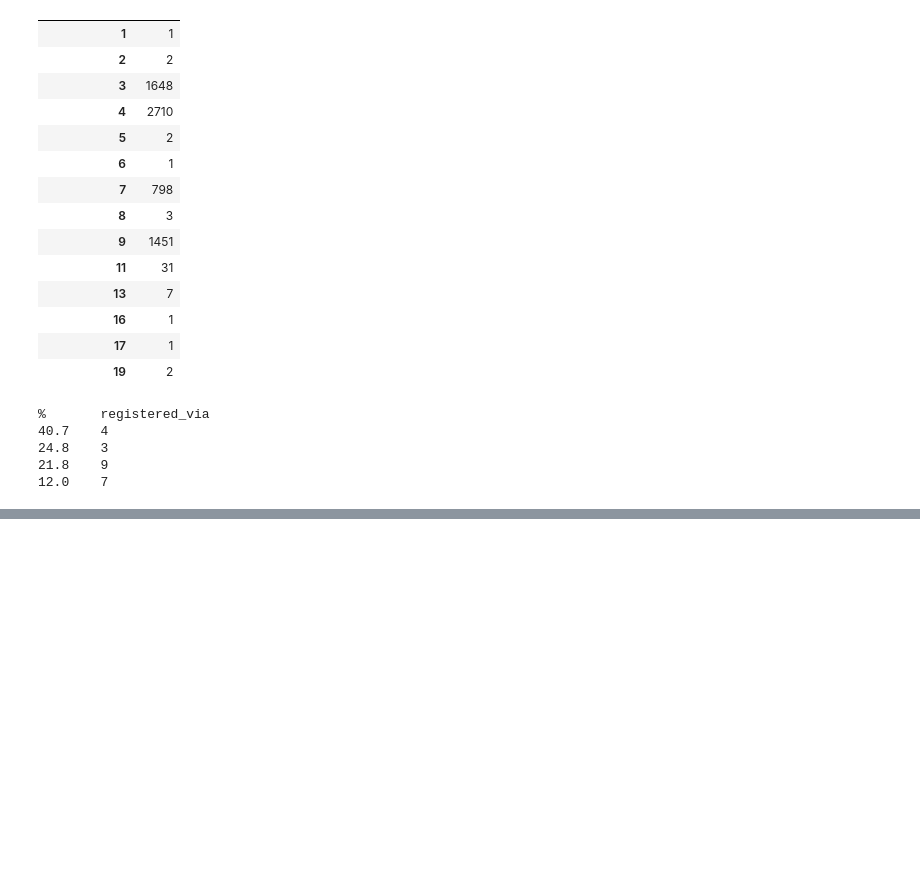
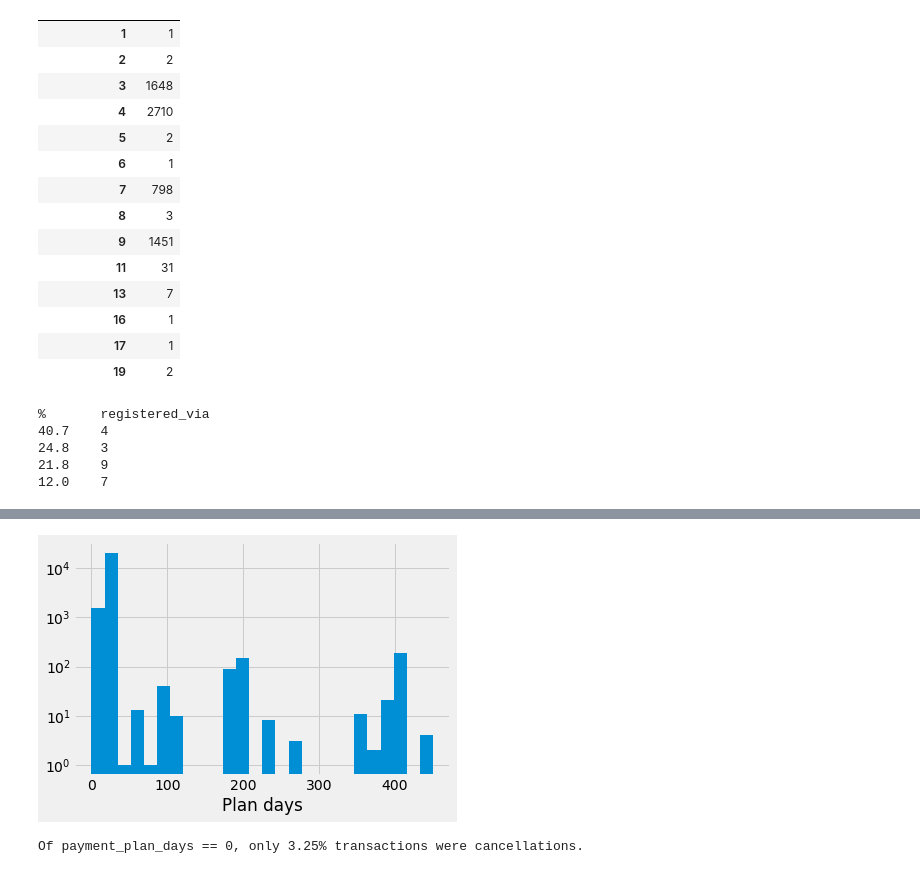
Before and after one commit to ysereda/Springboard, a Jupyter notebook: Capstone2_CustomerChurn.ipynb, the cells around one changed output, grey strips where cells are left out. Drawn from its saved outputs; the diff is of its cells as text; code cells hidden in the pictures; blank space fills up the shorter version.

Commit message:
Add files via upload
Explored transactions

```diff
--- a/Capstone2_CustomerChurn.ipynb
+++ b/Capstone2_CustomerChurn.ipynb
@@ -370,0 +531,10 @@ print(f"{round(798/N*100,1)}\t7")
+# %%
+plt.semilogy();
+trans.payment_plan_days.hist(bins=nu(trans.payment_plan_days));
+plt.xlabel('Plan days');
+# %% [output]
+[figure, added]
+# %%
+print(f"Of payment_plan_days == 0, only {round(100*trans.loc[trans.payment_plan_days == 0].is_cancel.sum()/trans.loc[trans.payment_plan_days == 0].is_cancel.shape[0],2)}% transactions were cancellations.")
+# %% [output]
+Of payment_plan_days == 0, only 3.25% transactions were cancellations.
```
Also changed, not shown: parts of 68 cells of this notebook.
